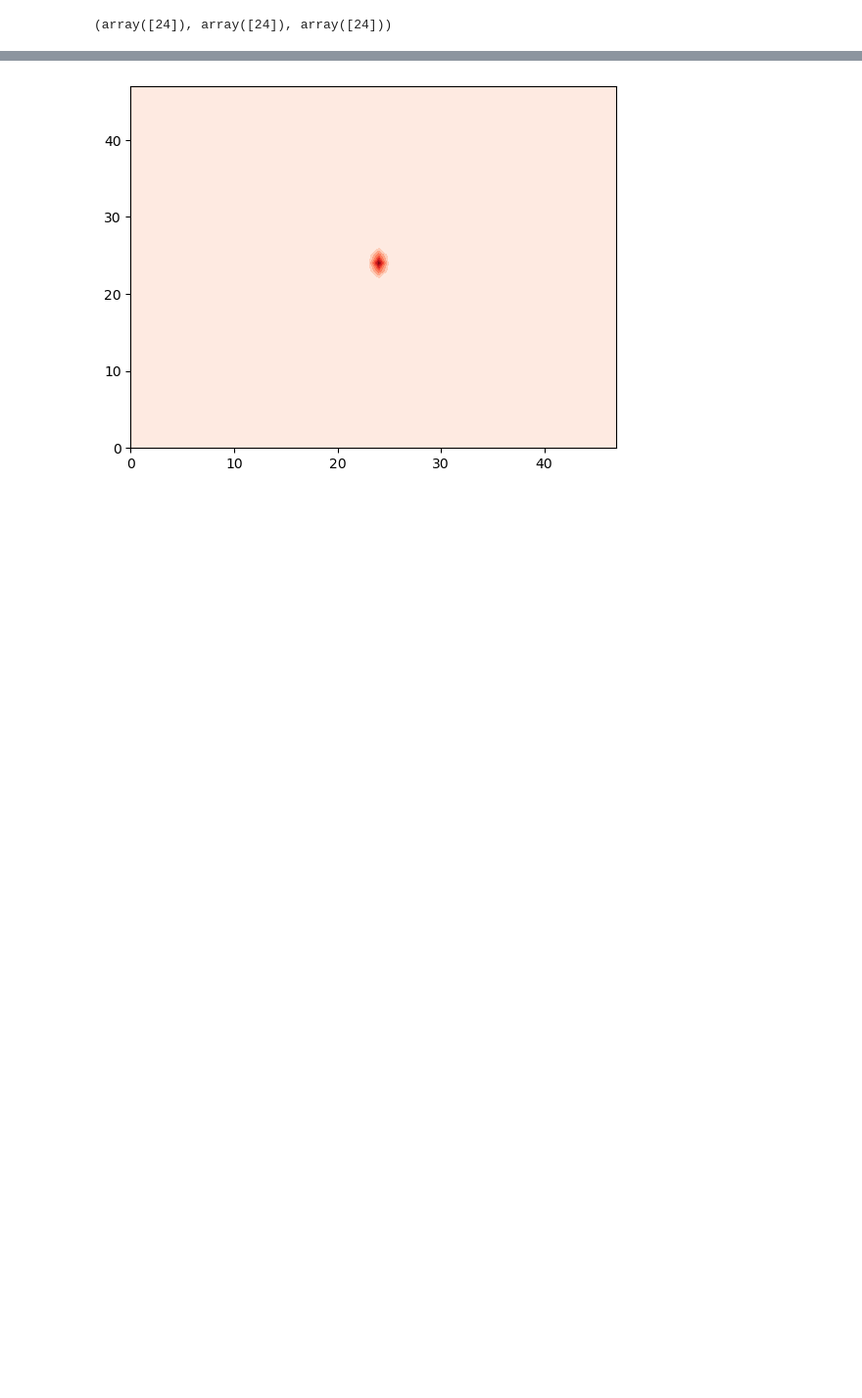
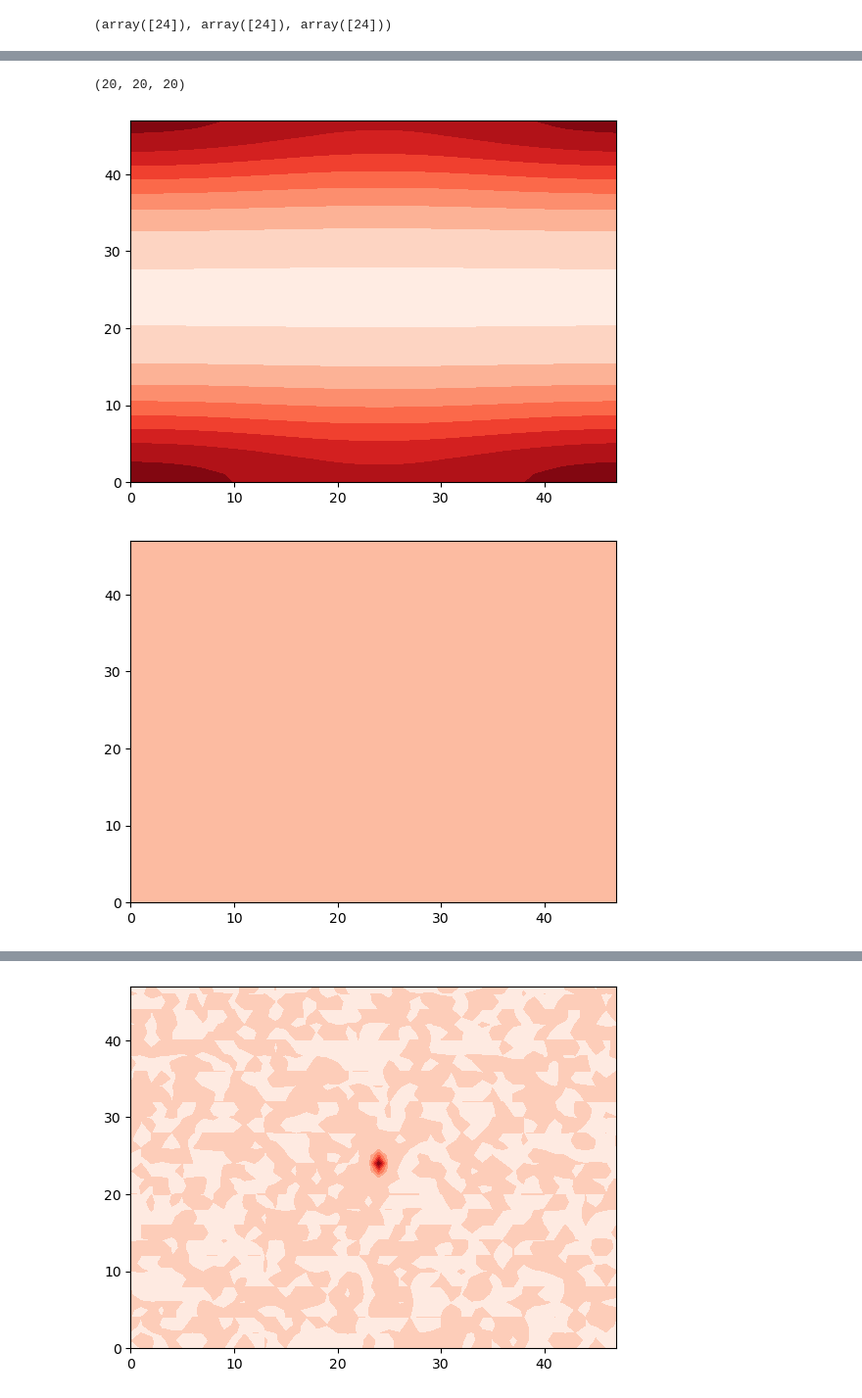
Before and after one commit to juanpulgarin/Black_P, a Jupyter notebook: Black_P_Excitons/Openning_Excitons.ipynb, the cells around one changed output, grey strips where cells are left out. Shown at 98% size. Saved outputs shown, nothing was run; the diff lists cells and outputs as text; code cells hidden in the pictures; blank space fills up the shorter version.

```diff
--- a/Black_P_Excitons/Openning_Excitons.ipynb
+++ b/Black_P_Excitons/Openning_Excitons.ipynb
@@ -72,9 +73,11 @@ Energie_Conduction = Energies[:,20]
 
 
 
-nkx=48
-nky=48
-nkz=48
+nkx=8
+nky=16
+nkz=4
+
+
 
 ##estos archivos se deben mover a la carpeta de outputs al final del dia
 fname="./out_Hqpgw_new/"+str(nkx)+"x"+str(nky)+"x"+str(nkz)+"_exc.h5"
@@ -156,3 +294,18 @@ contour = ax.contourf(ψ[0,:].reshape(nkx,nky,nkz)[:,:,int(nkz/2)], cmap=palette
+# %%
+
+pexc = [1.0,1.0,1.0]
+nk1 = 20
+xr = np.fft.fftfreq(nk1,d=1. / nk1).astype(int)
+yr = np.fft.fftfreq(nk1,d=1. / nk1).astype(int)
+zr = np.fft.fftfreq(nk1,d=1. / nk1).astype(int)
+
+ex1 = np.exp(-2j*np.pi*xr*(pexc[0]))
+ex2 = np.exp(-2j*np.pi*yr*(pexc[1]))
+ex3 = np.exp(-2j*np.pi*zr*(pexc[2]))
+
+np.shape(ex1[:,None,None]* ex2[None,:,None]* ex3[None,None,:])# * ex2[None,:]
+# %% [output]
+(20, 20, 20)
 # %%
 name_lat = path+'Lattice'
 orbitales,parameters = Reading.ReadLattice(name_lat+'.h5')
@@ -205,4 +364,44 @@ p_ex = np.array([0.0,0.0,0.0])
 # %%
-p_dot_R = np.einsum('ri,i->r', rvecs, p_ex)
+p_ex = np.array([0.0,0.0,0.0])
+p_ex = np.array([1.,0.0,0.0])
+p_dot_R = np.einsum('ri,i->r', irvec, p_ex)
+#p_dot_R
+# %%
+gR = np.zeros_like(ψ_Exciton_R)
+gR[0,0,:] = ψ_Exciton_R[0,0,:]*np.exp(-2.0j*np.pi*p_dot_R)
+
+ψ_Exciton_k_plus_p = np.zeros_like(ψ_Exciton_k)
+
+ψ_Exciton_k_plus_p = Fourier.Transform_q(nkx,nky,nkz,gR)
+gR[0,0,0:10]
+ψ_Exciton_k_plus_p[0,0,0:10]
+
+fig, ax = plt.subplots(1, 1)
+palette = copy(plt.get_cmap('Reds'))
+palette.set_under('white', 1.0)  # 1.0 represents not transparent
+#levels = np.arange(0.0,0.6, 0.01)
+#levels[0] = 1e-3
+#norm = colors.BoundaryNorm(levels, ncolors=palette.N)
+
+
+#contour = ax.imshow(ψ[0,:].reshape(32,32,32)[:,:,16],aspect='auto', cmap=palette,norm=norm)
+contour = ax.contourf(np.real(gR[0,0,:].reshape(nkx,nky,nkz)[:,:,int(nkz/2)]), cmap=palette)
+#cbar = fig.colorbar(contour, extend='min', shrink=0.9, ax=ax)
+
+
+fig, ax = plt.subplots(1, 1)
+palette = copy(plt.get_cmap('Reds'))
+palette.set_under('white', 1.0)  # 1.0 represents not transparent
+#levels = np.arange(0.0,0.6, 0.01)
+#levels[0] = 1e-3
+#norm = colors.BoundaryNorm(levels, ncolors=palette.N)
+
+
+#contour = ax.imshow(ψ[0,:].reshape(32,32,32)[:,:,16],aspect='auto', cmap=palette,norm=norm)
+contour = ax.contourf(np.imag(gR[0,0,:].reshape(nkx,nky,nkz)[:,:,int(nkz/2)]), cmap=palette)
+#cbar = fig.colorbar(contour, extend='min', shrink=0.9, ax=ax)
+# %% [output]
+[figure, added]
+[figure, added]
 # %%
 gR = np.zeros_like(ψ_Exciton_R)
```
Also changed, not shown: parts of 16 cells of this notebook, 5 other files.
